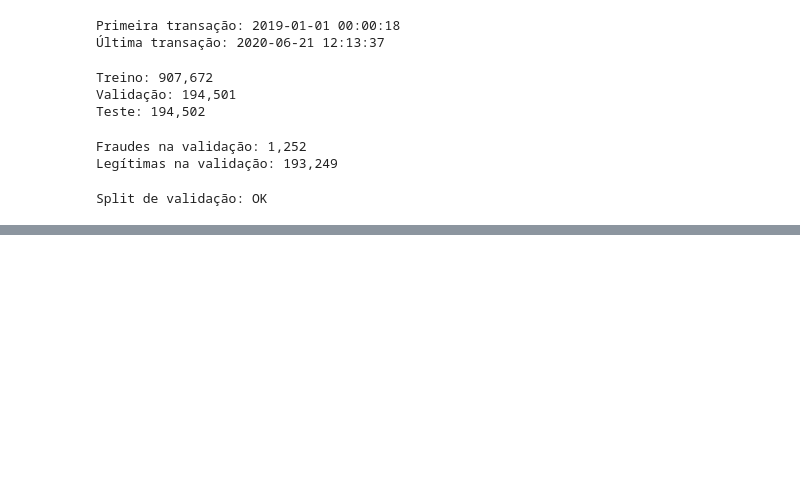
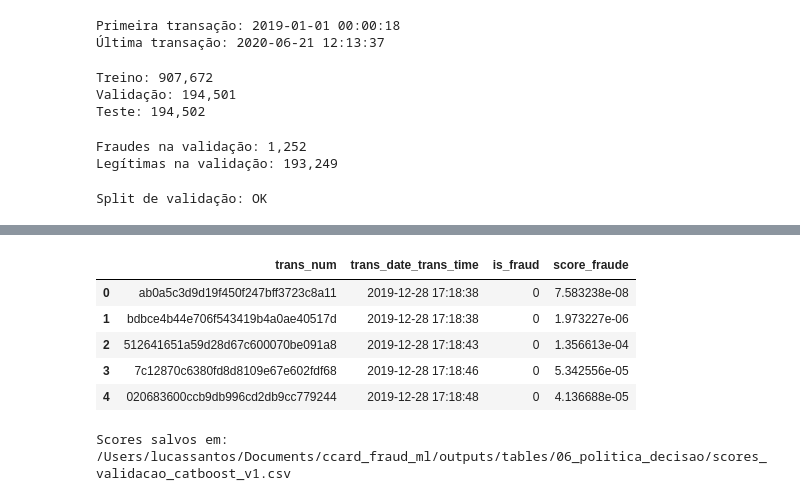
Before and after one commit to lucao-py/ccard_fraud_ml, a Jupyter notebook: notebooks/06. Politica de Decisao.ipynb, the cells around one changed output, grey strips where cells are left out. Cells and saved outputs as stored; diff of their text form; code cells hidden in the pictures; blank space fills up the shorter version.

```diff
--- a/notebooks/06. Politica de Decisao.ipynb
+++ b/notebooks/06. Politica de Decisao.ipynb
@@ -265,0 +442,27 @@ def construir_features(
+# %%
+validacao_scores = pd.DataFrame({
+    "trans_num":
+        df_validacao[
+            "trans_num"
+        ].to_numpy(),
+
+    "trans_date_trans_time":
+        df_validacao[
+            "trans_date_trans_time"
+        ].to_numpy(),
+
+    "is_fraud":
+        y_validacao,
+
+    "score_fraude":
+        scores_validacao
+})
+# %%
+validacao_scores.head()
+# %% [output]
+|  | trans_num | trans_date_trans_time | is_fraud | score_fraude |
+| 0 | ab0a5c3d9d19f450f247bff3723c8a11 | 2019-12-28 17:18:38 | 0 | 7.583238e-08 |
+| 1 | bdbce4b44e706f543419b4a0ae40517d | 2019-12-28 17:18:38 | 0 | 1.973227e-06 |
+| 2 | 512641651a59d28d67c600070be091a8 | 2019-12-28 17:18:43 | 0 | 1.356613e-04 |
+| 3 | 7c12870c6380fd8d8109e67e602fdf68 | 2019-12-28 17:18:46 | 0 | 5.342556e-05 |
+| 4 | 020683600ccb9db996cd2db9cc779244 | 2019-12-28 17:18:48 | 0 | 4.136688e-05 |
@@ -265,0 +474,13 @@ def construir_features(
+# %%
+validacao_scores.to_csv(
+    CAMINHO_SCORES,
+    index=False,
+    encoding="utf-8-sig"
+)
+
+print(
+    "Scores salvos em:",
+    CAMINHO_SCORES.resolve()
+)
+# %% [output]
+Scores salvos em: /Users/lucassantos/Documents/ccard_fraud_ml/outputs/tables/06_politica_decisao/scores_validacao_catboost_v1.csv
```
Also changed, not shown: parts of 44 cells of this notebook, 2 other files.
